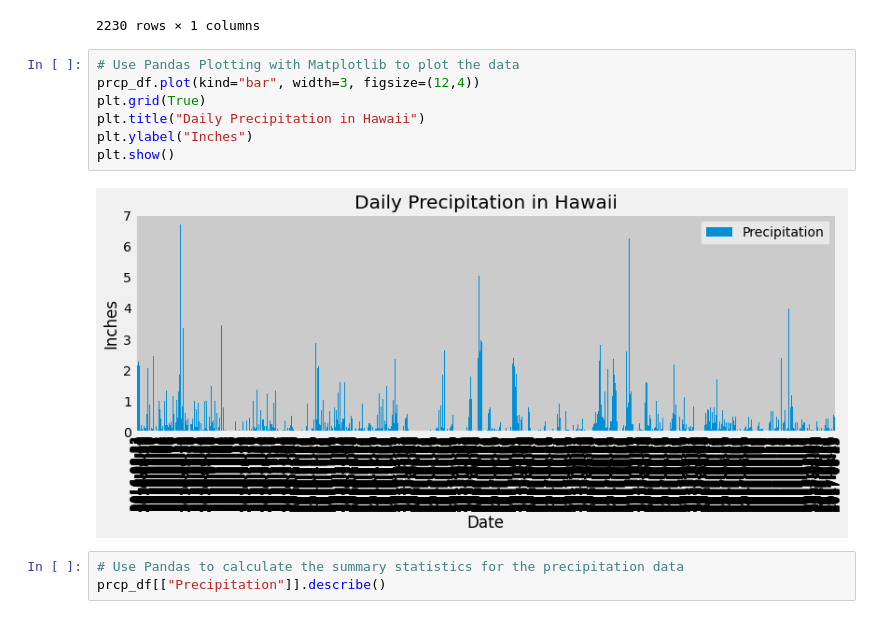
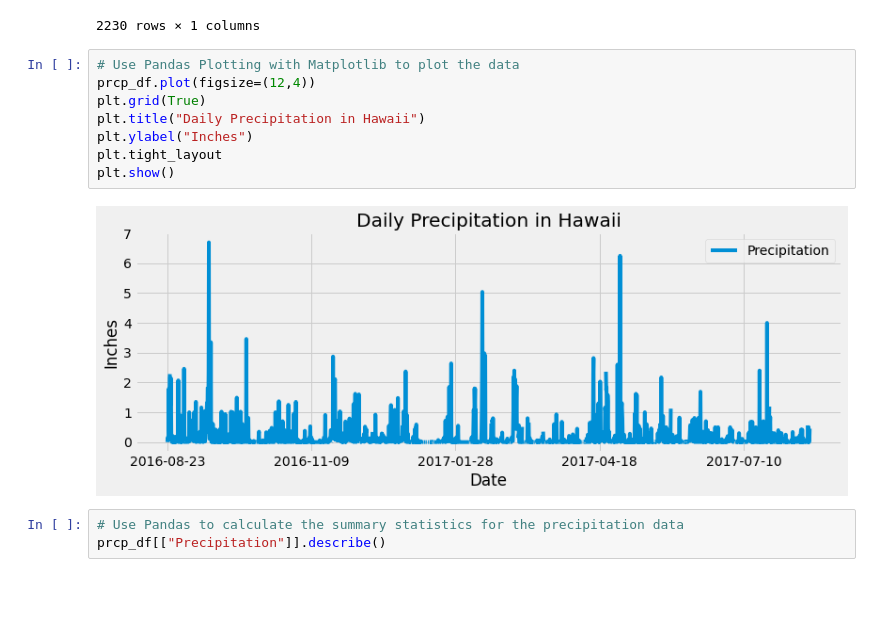
Before and after one commit to PDistasi/sqlalchemy-challenge, a Jupyter notebook: OneDrive/Desktop/GT_Analytics_Boot_Camp/GT_Homework/sqlalchemy-challenge/Surfsup/Instructions/climate_starter.ipynb, the cells around one changed output. Saved outputs shown, nothing was run; the diff lists cells and outputs as text; blank space fills up the shorter version.

```diff
--- a/OneDrive/Desktop/GT_Analytics_Boot_Camp/GT_Homework/sqlalchemy-challenge/Surfsup/Instructions/climate_starter.ipynb
+++ b/OneDrive/Desktop/GT_Analytics_Boot_Camp/GT_Homework/sqlalchemy-challenge/Surfsup/Instructions/climate_starter.ipynb
@@ -100,13 +100,14 @@ prcp_df
 2230 rows × 1 columns
 # %%
 # Use Pandas Plotting with Matplotlib to plot the data
-prcp_df.plot(kind="bar", width=3, figsize=(12,4))
+prcp_df.plot(figsize=(12,4))
 plt.grid(True)
 plt.title("Daily Precipitation in Hawaii")
 plt.ylabel("Inches")
+plt.tight_layout
 plt.show()
 # %% [output]
-[figure, old version]
+[figure, new version]
 # %%
 # Use Pandas to calculate the summary statistics for the precipitation data
 prcp_df[["Precipitation"]].describe()
```
Also changed, not shown: parts of 1 cell of this notebook, 2 other files.
